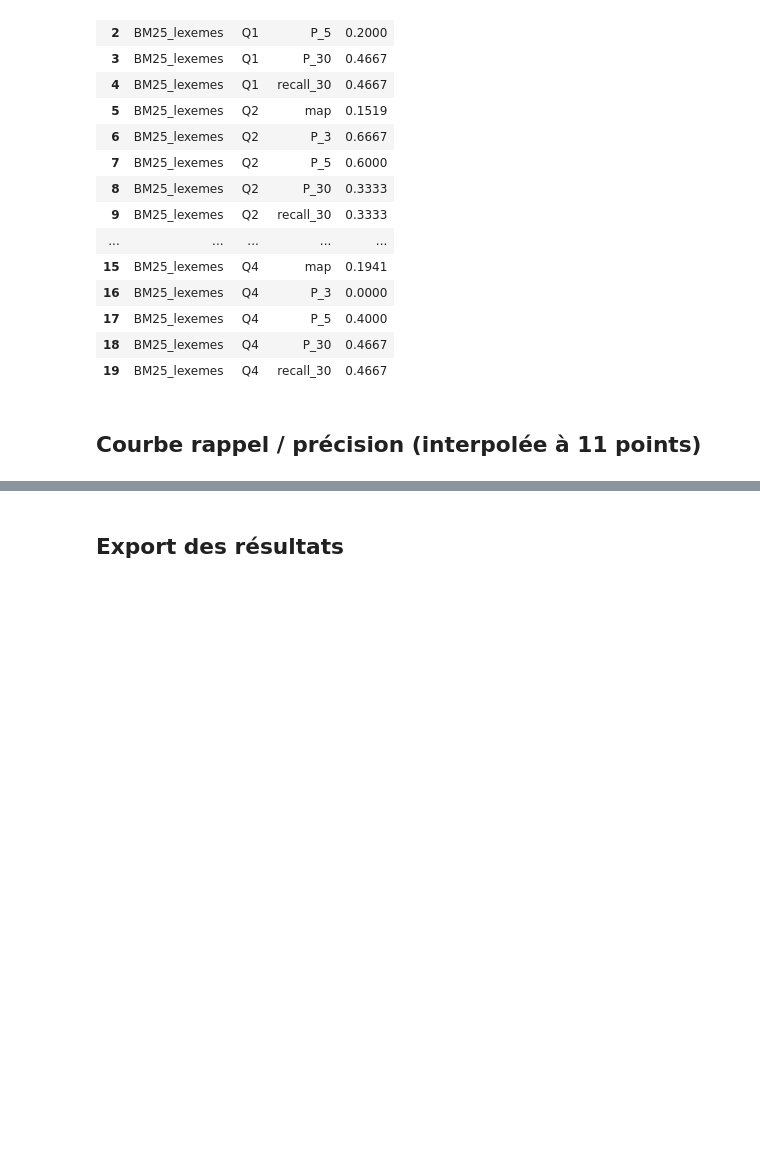
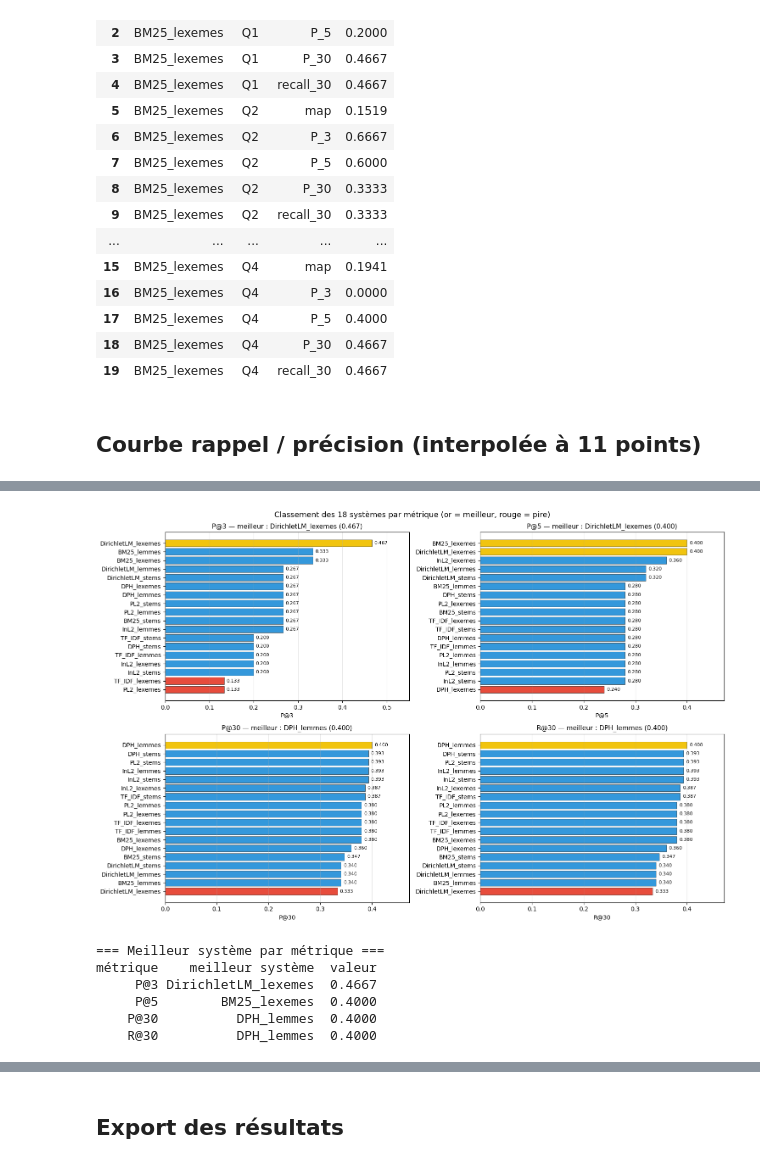
Before and after one commit to eyamoalla/SRI, a Jupyter notebook: pipeline.ipynb, the cells around one changed output, grey strips where cells are left out. Cells and saved outputs as stored; diff of their text form; code cells hidden in the pictures; blank space fills up the shorter version.

```diff
--- a/pipeline.ipynb
+++ b/pipeline.ipynb
@@ -436,0 +635,62 @@ plt.show()
+# %%
+# --- Comparaison multi-métriques : P@3, P@5, P@30, R@30 ---
+# Pour chaque métrique on met en évidence le ou les meilleurs systèmes.
+
+metric_cols = {
+    "P@3": "P@3",
+    "P@5": "P@5",
+    "P@30": "Précision (P@30)",
+    "R@30": "Rappel (R@30)",
+}
+
+# table large : lignes = système, colonnes = métriques
+metric_df = comp.set_index("name")[list(metric_cols.values())].rename(columns={v: k for k, v in metric_cols.items()})
+
+# --- Figure : un panneau par métrique, barres triées, le meilleur surligné en or ---
+fig, axes = plt.subplots(2, 2, figsize=(15, 10))
+axes = axes.flatten()
+
+for ax, (label, _) in zip(axes, metric_cols.items()):
+    s = metric_df[label].sort_values(ascending=True)
+    best_val = s.max()
+    # couleur : or pour le(s) meilleur(s), bleu sinon ; rouge pour le pire
+    colors = []
+    for v in s.values:
+        if np.isclose(v, best_val):
+            colors.append("#f1c40f")           # or
+        elif np.isclose(v, s.min()):
+            colors.append("#e74c3c")           # rouge
+        else:
+            colors.append("#3498db")           # bleu
+    bars = ax.barh(s.index, s.values, color=colors, edgecolor="black", linewidth=0.4)
+
+    # annoter les valeurs
+    for rect, v in zip(bars, s.values):
+        ax.text(v + 0.005, rect.get_y() + rect.get_height() / 2,
+                f"{v:.3f}", va="center", fontsize=8)
+
+    ax.set_title(f"{label} — meilleur : {s.idxmax()} ({best_val:.3f})", fontsize=11)
+    ax.set_xlabel(label)
+    ax.set_xlim(0, max(s.values) * 1.18)
+    ax.grid(True, axis="x", alpha=0.3)
+
+fig.suptitle("Classement des 18 systèmes par métrique (or = meilleur, rouge = pire)", fontsize=13)
+fig.tight_layout()
+plt.show()
+
+# --- Tableau récap : le top-1 pour chaque métrique ---
+top1 = pd.DataFrame({
+    "métrique": list(metric_cols.keys()),
+    "meilleur système": [metric_df[m].idxmax() for m in metric_cols.keys()],
+    "valeur":   [round(metric_df[m].max(), 4) for m in metric_cols.keys()],
+})
+print("=== Meilleur système par métrique ===")
+print(top1.to_string(index=False))
+# %% [output]
+[figure, added]
+=== Meilleur système par métrique ===
+métrique    meilleur système  valeur
+     P@3 DirichletLM_lexemes  0.4667
+     P@5        BM25_lexemes  0.4000
+    P@30          DPH_lemmes  0.4000
+    R@30          DPH_lemmes  0.4000
```
Also changed, not shown: parts of 12 cells of this notebook, 17 other files.
